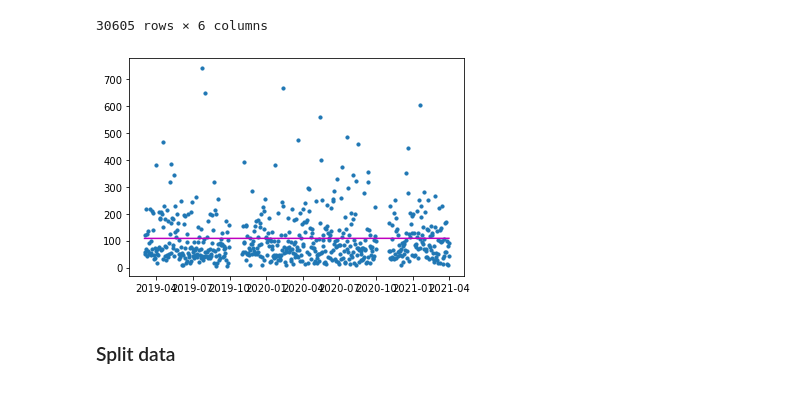
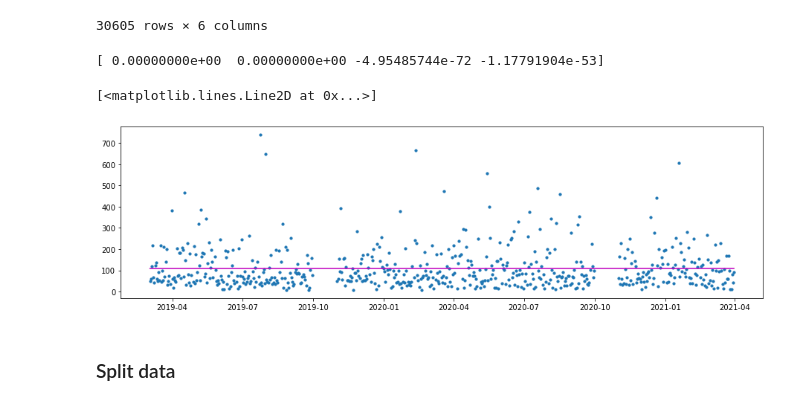
Before and after one commit to EdisonAltamirano/AI_storePrediction, a Jupyter notebook: opportunity1.ipynb, the cells around one changed output. Cells and saved outputs as stored; diff of their text form; code cells hidden in the pictures.

```diff
--- a/opportunity1.ipynb
+++ b/opportunity1.ipynb
@@ -32,29 +32,32 @@ full_df
 # %%
 f = {
         'PIEZAS' : 'sum'
 }
 g = full_df.groupby(['BILL_DATE'])
 v1 = g.agg(f)
 s = pd.to_datetime(pd.Series(v1.index.values))
 x = np.c_[s]
 polynomial_features = PolynomialFeatures(degree=3)
 s_poly = polynomial_features.fit_transform(x)
 #print(len(s_poly))
 #x = x.reshape(-1, 1)
 #print(x[0])
 y = v1["PIEZAS"]
 #v1.head()
 #plt.plot(x,y,'r')
 
 model = LinearRegression()
 model.fit(s_poly, y)
 y_poly_pred = model.predict(s_poly)
-
-plt.scatter(x, y, s=10)
-plt.plot(x, y_poly_pred, color='m')
-plt.show()
+print(lm.coef_)
+fig = plt.figure()
+axes=fig.add_axes([0.1,0.1,2,0.8])
+axes.scatter(x, y, s=10)
+axes.plot(x, y_poly_pred, color='m')
 # %% [output]
+[ 0.00000000e+00  0.00000000e+00 -4.95485744e-72 -1.17791904e-53]
+[<matplotlib.lines.Line2D at 0x...>]
-[figure, old version]
+[figure, new version]
 # %% [markdown]
 ### Split data
 # %%
```
Also changed, not shown: parts of 3 cells of this notebook.
